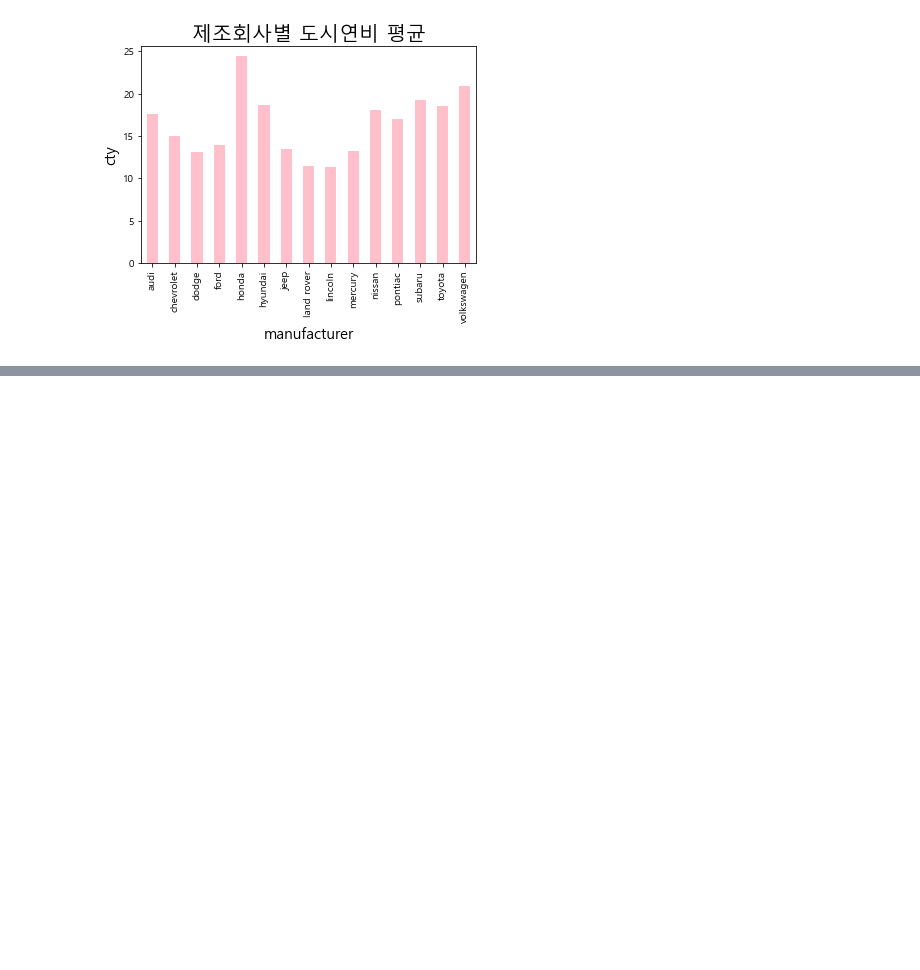
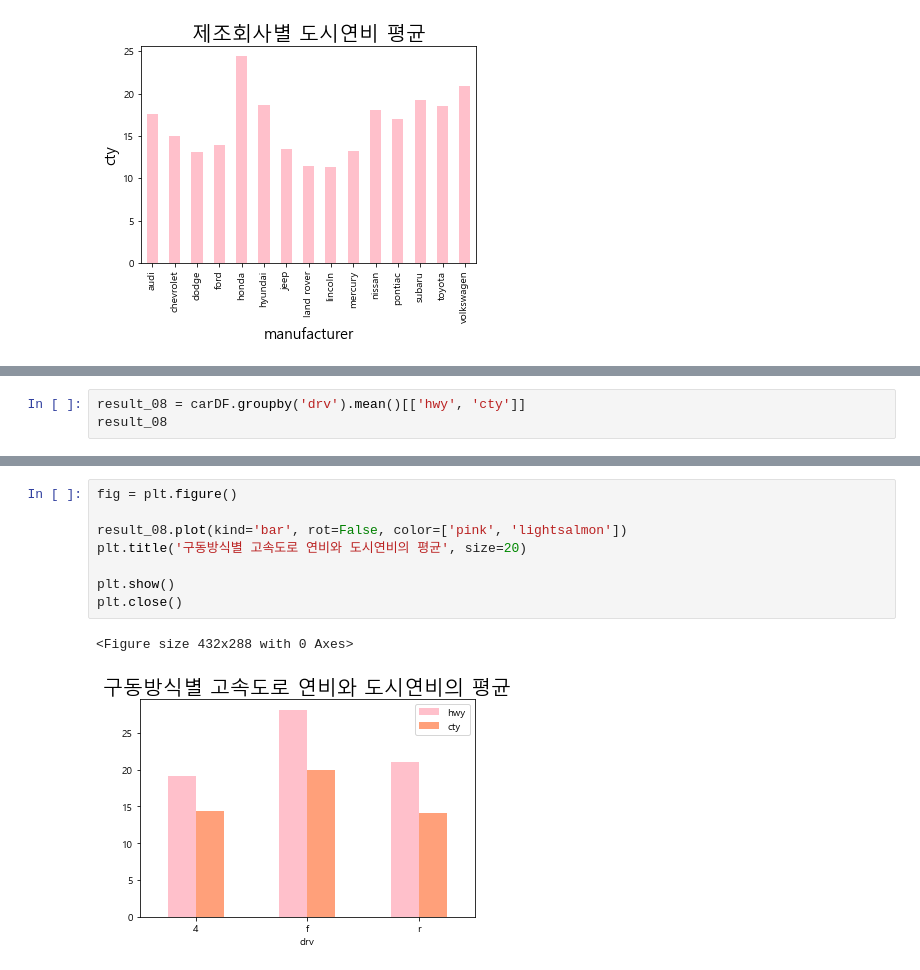
Before and after one commit to dhdmsdud/TIL, a Jupyter notebook: MachinLearning/Visualization[car_mpg].ipynb, the cells around one changed output, grey strips where cells are left out. Cells and saved outputs as stored; diff of their text form; blank space fills up the shorter version.

```diff
--- a/MachinLearning/Visualization[car_mpg].ipynb
+++ b/MachinLearning/Visualization[car_mpg].ipynb
@@ -191,0 +356,3 @@ Name: hwy, dtype: float64
+# %%
+result_08 = carDF.groupby('drv').mean()[['hwy', 'cty']]
+result_08
@@ -191,0 +365,11 @@ Name: hwy, dtype: float64
+# %%
+fig = plt.figure()
+
+result_08.plot(kind='bar', rot=False, color=['pink', 'lightsalmon'])
+plt.title('구동방식별 고속도로 연비와 도시연비의 평균', size=20)
+
+plt.show()
+plt.close()
+# %% [output]
+<Figure size 432x288 with 0 Axes>
+[figure, added]
```
Also changed, not shown: parts of 28 cells of this notebook.
